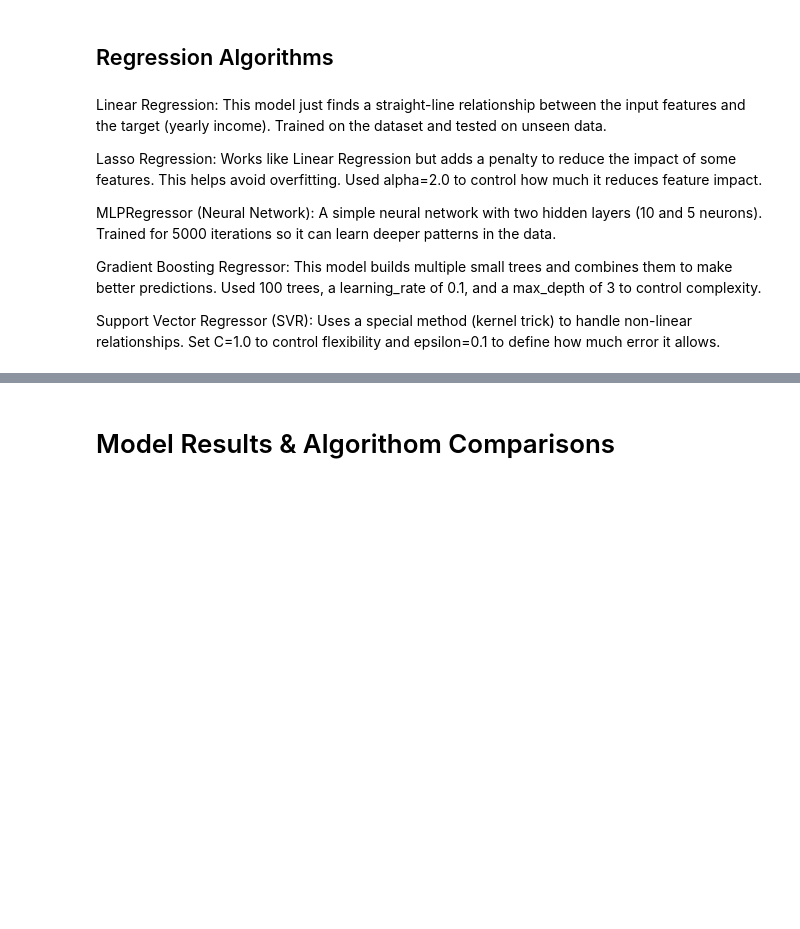
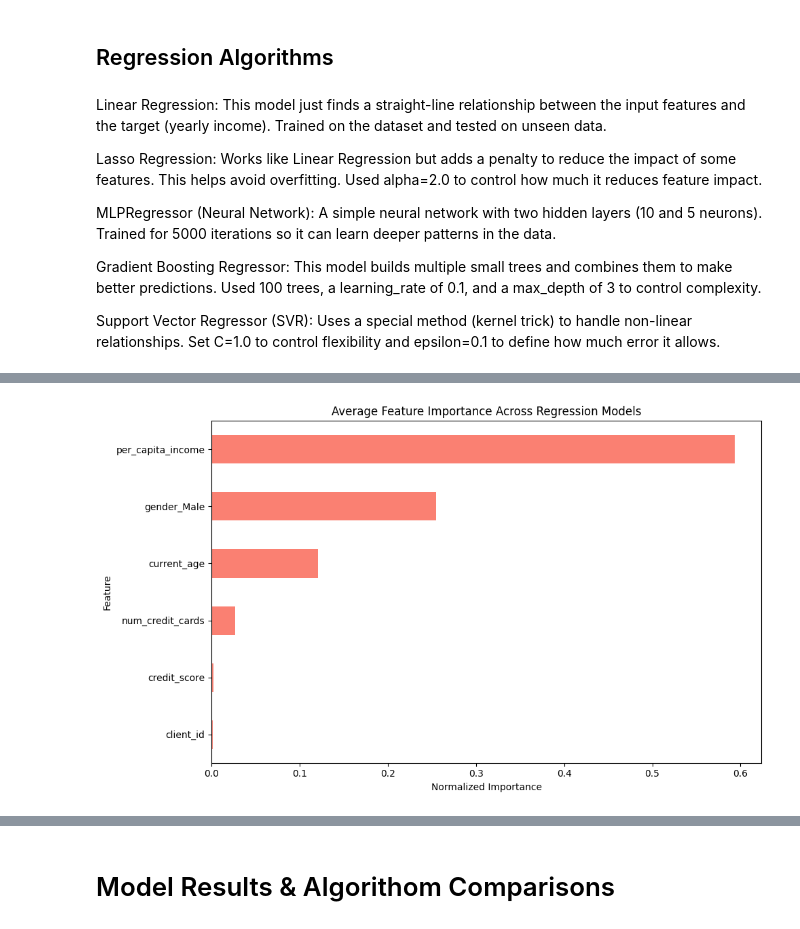
Before and after one commit to Chris-Miracle/fraud-detection, a Jupyter notebook: fraud_detection.ipynb, the cells around one changed output, grey strips where cells are left out. Saved outputs shown, nothing was run; the diff lists cells and outputs as text; code cells hidden in the pictures; blank space fills up the shorter version.

```diff
--- a/fraud_detection.ipynb
+++ b/fraud_detection.ipynb
@@ -280,0 +348,90 @@ Uses a special method (kernel trick) to handle non-linear relationships. Set C=1
+# %%
+# Feature names
+feature_names = X_users.columns
+
+# Linear Regression Coefficients
+lr_coefs = np.abs(model_lr.coef_)
+lr_coefs /= lr_coefs.sum()
+
+# Lasso Coefficients
+lasso_coefs = np.abs(model_lasso.coef_)
+lasso_coefs /= lasso_coefs.sum()
+
+# Gradient Boosting Importances
+gbr_importances = model_gbr.feature_importances_
+gbr_importances /= gbr_importances.sum()
+
+# MLP Regressor Permutation Importances
+perm_importance_mlp = permutation_importance(model_mlp, X_test_rg, y_test_rg, n_repeats=10, random_state=42)
+mlp_importances = perm_importance_mlp.importances_mean
+mlp_importances /= mlp_importances.sum()
+
+# SVR Permutation Importances
+perm_importance_svr = permutation_importance(model_svr, X_test_rg, y_test_rg, n_repeats=10, random_state=42)
+svr_importances = perm_importance_svr.importances_mean
+svr_importances /= svr_importances.sum()
+
+# Combine into DataFrame
+df_importance = pd.DataFrame({
+    "Feature": feature_names,
+    "Linear": lr_coefs,
+    "Lasso": lasso_coefs,
+    "GradientBoosting": gbr_importances,
+    "MLP": mlp_importances,
+    "SVR": svr_importances
+})
+df_importance["Mean"] = df_importance[["Linear", "Lasso", "GradientBoosting", "MLP", "SVR"]].mean(axis=1)
+df_importance_sorted = df_importance.sort_values(by="Mean", ascending=False)
+
+# Plot
+plt.figure(figsize=(10, 6))
+df_importance_sorted.set_index("Feature")["Mean"].plot(kind="barh", title="Average Feature Importance Across Regression Models", color="salmon")
+plt.gca().invert_yaxis()
+plt.xlabel("Normalized Importance")
+plt.tight_layout()
+plt.show()# Feature names
+feature_names = X_users.columns
+
+# Linear Regression Coefficients
+lr_coefs = np.abs(model_lr.coef_)
+lr_coefs /= lr_coefs.sum()
+
+# Lasso Coefficients
+lasso_coefs = np.abs(model_lasso.coef_)
+lasso_coefs /= lasso_coefs.sum()
+
+# Gradient Boosting Importances
+gbr_importances = model_gbr.feature_importances_
+gbr_importances /= gbr_importances.sum()
+
+# MLP Regressor Permutation Importances
+perm_importance_mlp = permutation_importance(model_mlp, X_test_rg, y_test_rg, n_repeats=10, random_state=42)
+mlp_importances = perm_importance_mlp.importances_mean
+mlp_importances /= mlp_importances.sum()
+
+# SVR Permutation Importances
+perm_importance_svr = permutation_importance(model_svr, X_test_rg, y_test_rg, n_repeats=10, random_state=42)
+svr_importances = perm_importance_svr.importances_mean
+svr_importances /= svr_importances.sum()
+
+# Combine into DataFrame
+df_importance = pd.DataFrame({
+    "Feature": feature_names,
+    "Linear": lr_coefs,
+    "Lasso": lasso_coefs,
+    "GradientBoosting": gbr_importances,
+    "MLP": mlp_importances,
+    "SVR": svr_importances
+})
+df_importance["Mean"] = df_importance[["Linear", "Lasso", "GradientBoosting", "MLP", "SVR"]].mean(axis=1)
+df_importance_sorted = df_importance.sort_values(by="Mean", ascending=False)
+
+# Plot
+plt.figure(figsize=(10, 6))
+df_importance_sorted.set_index("Feature")["Mean"].plot(kind="barh", title="Average Feature Importance Across Regression Models", color="salmon")
+plt.gca().invert_yaxis()
+plt.xlabel("Normalized Importance")
+plt.tight_layout()
+plt.show()
+# %% [output]
+[figure, added]
```
Also changed, not shown: parts of 14 cells of this notebook.
